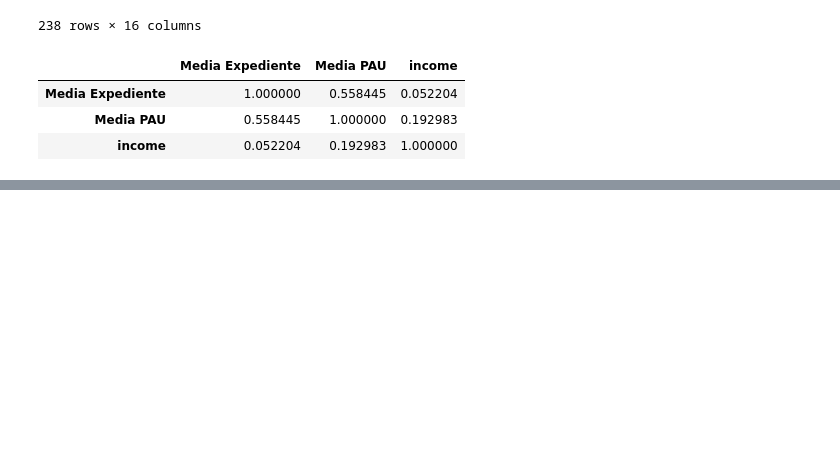
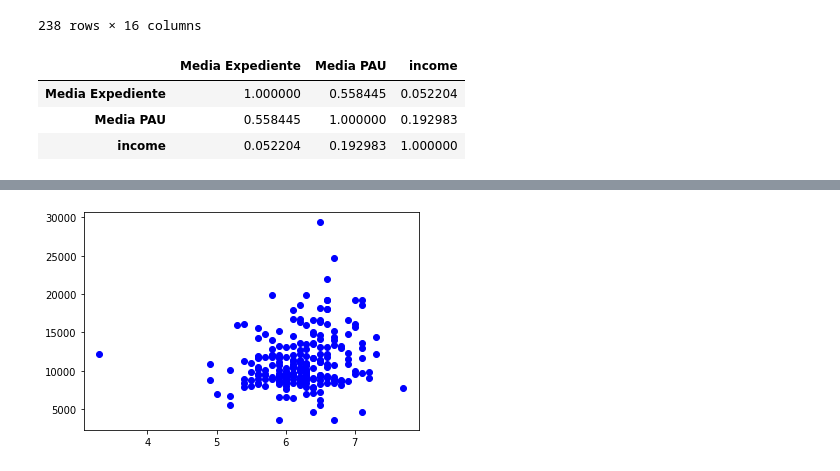
Before and after one commit to Domyy95/CDA, a Jupyter notebook: Correlation Income.ipynb, the cells around one changed output, grey strips where cells are left out. Saved outputs shown, nothing was run; the diff lists cells and outputs as text; code cells hidden in the pictures; blank space fills up the shorter version.

```diff
--- a/Correlation Income.ipynb
+++ b/Correlation Income.ipynb
@@ -45,0 +57,6 @@ data[['Media Expediente','Media PAU','income']].corr(method ='pearson')
+# %%
+
+plt.plot(grades_pau,income,'bo')
+plt.show()
+# %% [output]
+[figure, added]
```
Also changed, not shown: parts of 2 cells of this notebook, 1 other file.
